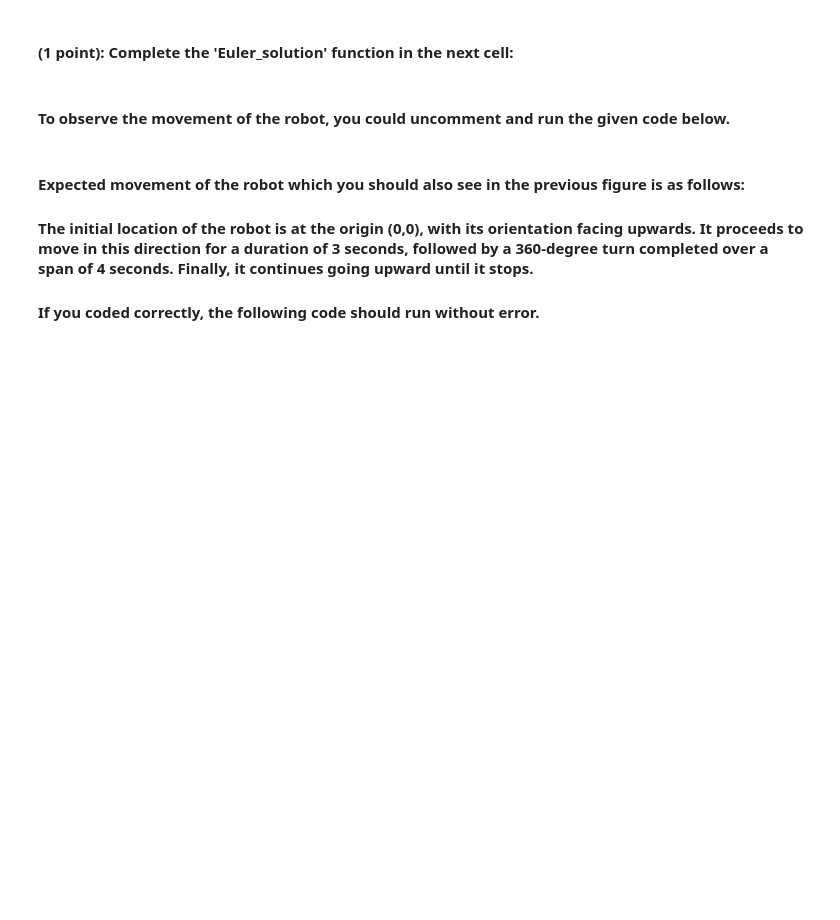
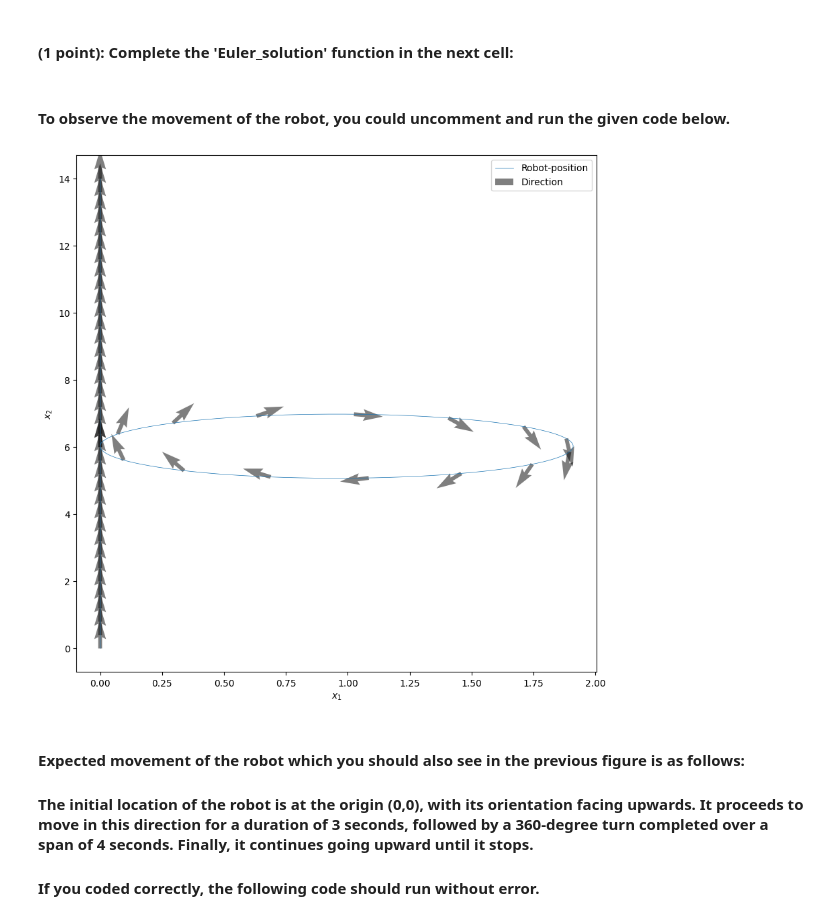
Before and after one commit to Nandu-Jagdish/BasicsOfSensorFusion23_Aalto, a Jupyter notebook: Homework7/HW7.ipynb, the cells around one changed output. Cells and saved outputs as stored; diff of their text form; code cells hidden in the pictures; blank space fills up the shorter version.

```diff
--- a/Homework7/HW7.ipynb
+++ b/Homework7/HW7.ipynb
@@ -116,7 +140,8 @@ def Euler_solution(x0, t_0, t_end, N, inputs, func):
     for i in range(0, T.shape[0] - 1):
         # implement euler method
         # YOUR CODE HERE
-        raise NotImplementedError()
+        x_euler[i+1] = x_euler[i] + dt*func(T[i], x_euler[i], u[i])
+        # raise NotImplementedError()
     return x_euler
 # %%
 x0 = initial_conditions()
@@ -127,17 +152,19 @@ xt = Euler_solution(x0, t_0, t_f, N, inputs_u, dynamic_model)
 # %% [markdown]
 #### To observe the movement of the robot, you could uncomment and run the given code below.
 # %%
-# skip = 20
-# f, ax = plt.subplots(1, 1, figsize=(10,10))
+skip = 20
+f, ax = plt.subplots(1, 1, figsize=(10,10))
 
-# ax.plot(xt[:,0], xt[:,1], label='Robot-position', linewidth=0.5)
-# ax.quiver(xt[::skip,0], xt[::skip,1],
-#                np.cos(xt[::skip,2]), np.sin(xt[::skip,2]),
-#                label='Direction', linewidth=0.5, alpha=0.5)
-# ax.set_xlabel('$x_1$')
-# ax.set_ylabel('$x_2$')
+ax.plot(xt[:,0], xt[:,1], label='Robot-position', linewidth=0.5)
+ax.quiver(xt[::skip,0], xt[::skip,1],
+               np.cos(xt[::skip,2]), np.sin(xt[::skip,2]),
+               label='Direction', linewidth=0.5, alpha=0.5)
+ax.set_xlabel('$x_1$')
+ax.set_ylabel('$x_2$')
 
-# ax.legend();
+ax.legend();
+# %% [output]
+[figure, added]
 # %% [markdown]
 #### Expected movement of the robot which you should also see in the previous figure is as follows:
 
```
Also changed, not shown: parts of 3 cells of this notebook.
